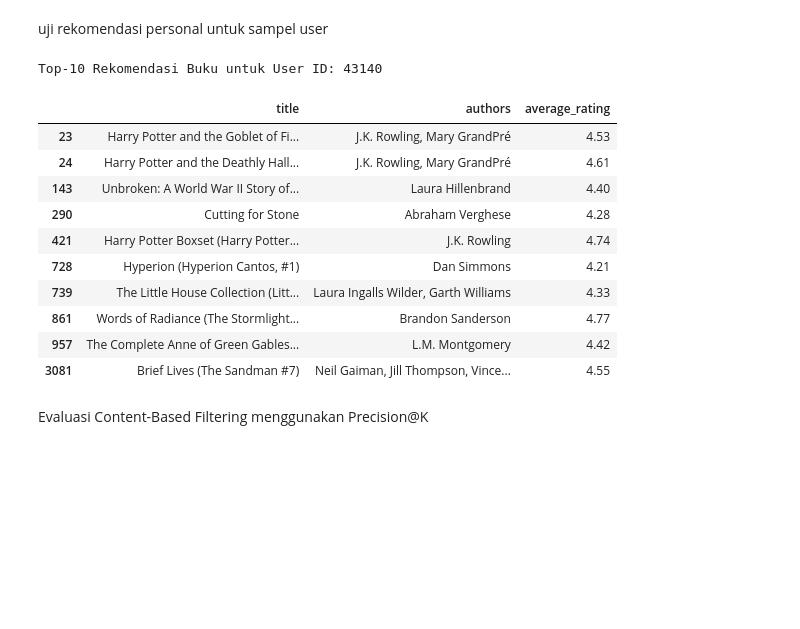
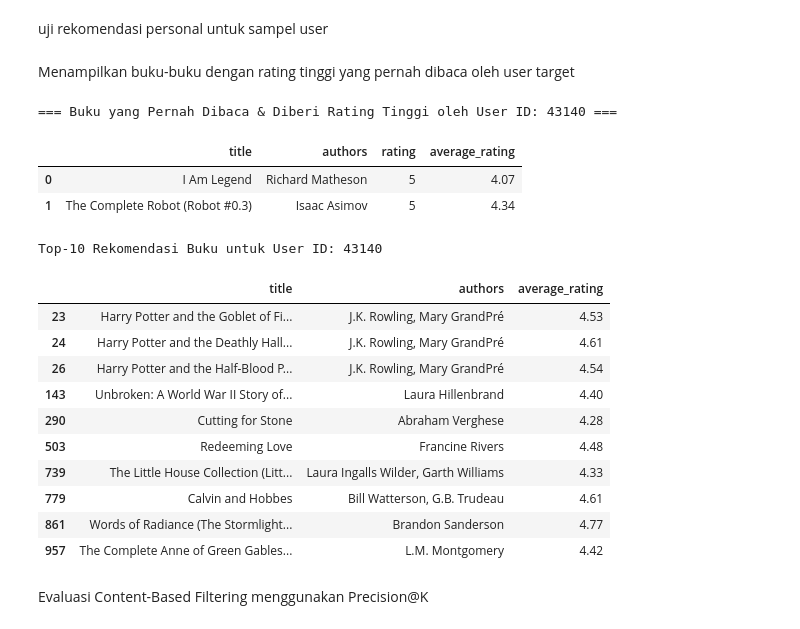
Before and after one commit to erlanggajuni45/book-recommendation-system, a Jupyter notebook: Book_Recommendation_System.ipynb, the cells around one changed output. Cells and saved outputs as stored; diff of their text form; code cells hidden in the pictures; blank space fills up the shorter version.

Commit message:
add more detail about the user will be tested

```diff
--- a/Book_Recommendation_System.ipynb
+++ b/Book_Recommendation_System.ipynb
@@ -459,5 +474,16 @@ uji rekomendasi personal untuk sampel user
+# %% [markdown]
+Menampilkan buku-buku dengan rating tinggi yang pernah dibaca oleh user target
+# %%
+print(f"=== Buku yang Pernah Dibaca & Diberi Rating Tinggi oleh User ID: {sample_user_id} ===")
+user_ratings = ratings_sample[ratings_sample['user_id'] == sample_user_id]
+top_user_books = user_ratings.sort_values(by='rating', ascending=False).merge(books, on='book_id')
+top_user_books[['title', 'authors', 'rating', 'average_rating']].head(5)
+# %% [output]
+=== Buku yang Pernah Dibaca & Diberi Rating Tinggi oleh User ID: 43140 ===
+|  | title | authors | rating | average_rating |
+| 0 | I Am Legend | Richard Matheson | 5 | 4.07 |
+| 1 | The Complete Robot (Robot #0.3) | Isaac Asimov | 5 | 4.34 |
 # %%
-sample_user_id = ratings_sample['user_id'].iloc[0]
 print(f"Top-10 Rekomendasi Buku untuk User ID: {sample_user_id}\n")
 get_collaborative_recommendations(sample_user_id, top_n=10)
 # %% [output]
@@ -465,14 +491,14 @@ Top-10 Rekomendasi Buku untuk User ID: 43140
 |  | title | authors | average_rating |
 | 23 | Harry Potter and the Goblet of Fi... | J.K. Rowling, Mary GrandPré | 4.53 |
 | 24 | Harry Potter and the Deathly Hall... | J.K. Rowling, Mary GrandPré | 4.61 |
+| 26 | Harry Potter and the Half-Blood P... | J.K. Rowling, Mary GrandPré | 4.54 |
 | 143 | Unbroken: A World War II Story of... | Laura Hillenbrand | 4.40 |
 | 290 | Cutting for Stone | Abraham Verghese | 4.28 |
-| 421 | Harry Potter Boxset (Harry Potter... | J.K. Rowling | 4.74 |
-| 728 | Hyperion (Hyperion Cantos, #1) | Dan Simmons | 4.21 |
+| 503 | Redeeming Love | Francine Rivers | 4.48 |
 | 739 | The Little House Collection (Litt... | Laura Ingalls Wilder, Garth Williams | 4.33 |
+| 779 | Calvin and Hobbes | Bill Watterson, G.B. Trudeau | 4.61 |
 | 861 | Words of Radiance (The Stormlight... | Brandon Sanderson | 4.77 |
 | 957 | The Complete Anne of Green Gables... | L.M. Montgomery | 4.42 |
-| 3081 | Brief Lives (The Sandman #7) | Neil Gaiman, Jill Thompson, Vince... | 4.55 |
 # %% [markdown]
 Evaluasi Content-Based Filtering menggunakan Precision@K
 # %% [markdown]
```
Also changed, not shown: parts of 8 cells of this notebook.
